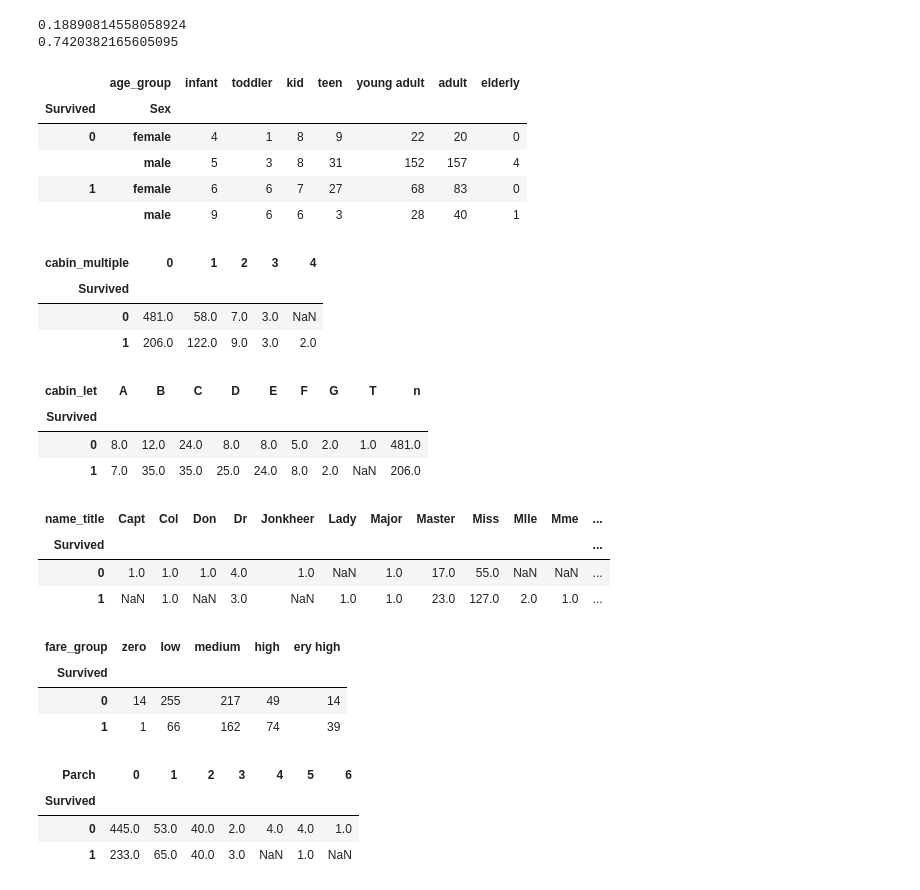
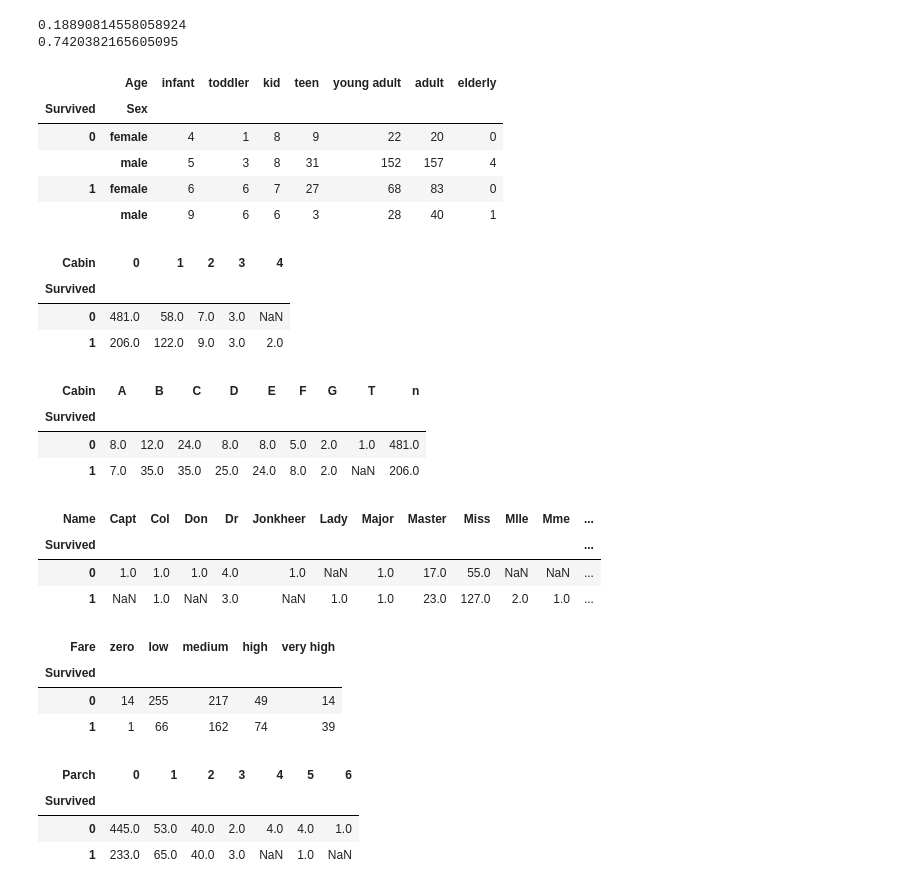
Before and after one commit to ashersavin/titanic, a Jupyter notebook: titanic_script.ipynb, the cells around one changed output. Drawn from its saved outputs; the diff is of its cells as text; code cells hidden in the pictures.

```diff
--- a/titanic_script.ipynb
+++ b/titanic_script.ipynb
@@ -58,14 +58,14 @@ print(surv_perc_female)
 # How does AGE affect survivor status?
 bins_age = [0,2,4,12,18,30,70,200]
 labels_age = ['infant','toddler','kid','teen','young adult','adult','elderly']
-df_train['age_group'] = pd.cut(df_train['Age'], bins = bins_age, labels = labels_age)
-pd.pivot_table(df_train, index = 'Survived', columns = 'age_group', values = 'Name', aggfunc = 'count')
+age_group = pd.cut(df_train['Age'], bins = bins_age, labels = labels_age)
+pd.pivot_table(df_train, index = 'Survived', columns = age_group, values = 'Name', aggfunc = 'count')
 # Add gender to the equation
-pd.pivot_table(df_train, index = ['Survived','Sex'], columns = 'age_group', values = 'Name', aggfunc = 'count')
+pd.pivot_table(df_train, index = ['Survived','Sex'], columns = age_group, values = 'Name', aggfunc = 'count')
 # Interestingly, female children did not have as high of a chance of surival as female adults
 # Male children much more likely to survive
 # %% [output]
-|  | age_group | infant | toddler | kid | teen | young adult | adult | elderly |
+|  | Age | infant | toddler | kid | teen | young adult | adult | elderly |
 | Survived | Sex |  |  |  |  |  |  |  |
 | 0 | female | 4 | 1 | 8 | 9 | 22 | 20 | 0 |
 |  | male | 5 | 3 | 8 | 31 | 152 | 157 | 4 |
@@ -74,47 +74,47 @@ pd.pivot_table(df_train, index = ['Survived','Sex'], columns = 'age_group', valu
 # %%
 # How does NUMBER OF CABINS affect survivor status?
 df_train['Cabin']
-# NaN (probably) means no personal cabin
-df_train['cabin_multiple'] = df_train.Cabin.apply(lambda x: 0 if pd.isna(x) else len(x.split(' ')))
-pd.pivot_table(df_train, index = ['Survived'], columns = 'cabin_multiple', values = 'Name', aggfunc = 'count')
+# NaN might mean no personal cabin
+cabin_multiple = df_train.Cabin.apply(lambda x: 0 if pd.isna(x) else len(x.split(' ')))
+pd.pivot_table(df_train, index = ['Survived'], columns = cabin_multiple, values = 'Name', aggfunc = 'count')
 # Having multiple cabins worked to your advantage
 # %% [output]
-| cabin_multiple | 0 | 1 | 2 | 3 | 4 |
+| Cabin | 0 | 1 | 2 | 3 | 4 |
 | Survived |  |  |  |  |  |
 | 0 | 481.0 | 58.0 | 7.0 | 3.0 | NaN |
 | 1 | 206.0 | 122.0 | 9.0 | 3.0 | 2.0 |
 # %%
 # How does CABIN LETTER affect survivor status?
 # Perhaps cabin letter indicates the floor someone was on or the
-df_train['cabin_let'] = df_train.Cabin.apply(lambda x: str(x)[0])
-pd.pivot_table(df_train, index = ['Survived'], columns = 'cabin_let', values = 'Name', aggfunc = 'count')
+cabin_let = df_train.Cabin.apply(lambda x: str(x)[0])
+pd.pivot_table(df_train, index = ['Survived'], columns = cabin_let, values = 'Name', aggfunc = 'count')
 # Does not seem to be an obvious pattern between letters
 # %% [output]
-| cabin_let | A | B | C | D | E | F | G | T | n |
+| Cabin | A | B | C | D | E | F | G | T | n |
 | Survived |  |  |  |  |  |  |  |  |  |
 | 0 | 8.0 | 12.0 | 24.0 | 8.0 | 8.0 | 5.0 | 2.0 | 1.0 | 481.0 |
 | 1 | 7.0 | 35.0 | 35.0 | 25.0 | 24.0 | 8.0 | 2.0 | NaN | 206.0 |
 # %%
 # How does TITLE affect survivor status?
 df_train.Name.head(50)
-df_train['name_title'] = df_train.Name.apply(lambda x: x.split(',')[1].split('.')[0].strip())
-pd.pivot_table(df_train, index = ['Survived'], columns = 'name_title', values = 'Name', aggfunc = 'count')
+name_title = df_train.Name.apply(lambda x: x.split(',')[1].split('.')[0].strip())
+pd.pivot_table(df_train, index = ['Survived'], columns = name_title, values = 'Name', aggfunc = 'count')
 
 # Special titles were generally helpful, although -- notably -- "Reverend" was not
 # %% [output]
-| name_title | Capt | Col | Don | Dr | Jonkheer | Lady | Major | Master | Miss | Mlle | Mme | ... |
+| Name | Capt | Col | Don | Dr | Jonkheer | Lady | Major | Master | Miss | Mlle | Mme | ... |
 | Survived |  |  |  |  |  |  |  |  |  |  |  | ... |
 | 0 | 1.0 | 1.0 | 1.0 | 4.0 | 1.0 | NaN | 1.0 | 17.0 | 55.0 | NaN | NaN | ... |
 | 1 | NaN | 1.0 | NaN | 3.0 | NaN | 1.0 | 1.0 | 23.0 | 127.0 | 2.0 | 1.0 | ... |
 # %%
 # How does FARE affect survivor status
 bins_fare = [-.1,.1,10,40,100,600]
 labels_fare = ['zero','low','medium','high','very high']
-df_train['fare_group'] = pd.cut(df_train['Fare'], bins = bins_fare, labels = labels_fare)
-pd.pivot_table(df_train, index = 'Survived', columns = 'fare_group', values = 'Name', aggfunc = 'count')
+fare_group = pd.cut(df_train['Fare'], bins = bins_fare, labels = labels_fare)
+pd.pivot_table(df_train, index = 'Survived', columns = fare_group, values = 'Name', aggfunc = 'count')
 # A higher fare indicates survival
 # %% [output]
-| fare_group | zero | low | medium | high | ery high |
+| Fare | zero | low | medium | high | very high |
 | Survived |  |  |  |  |  |
 | 0 | 14 | 255 | 217 | 49 | 14 |
 | 1 | 1 | 66 | 162 | 74 | 39 |
```
Also changed, not shown: parts of 20 cells of this notebook.
